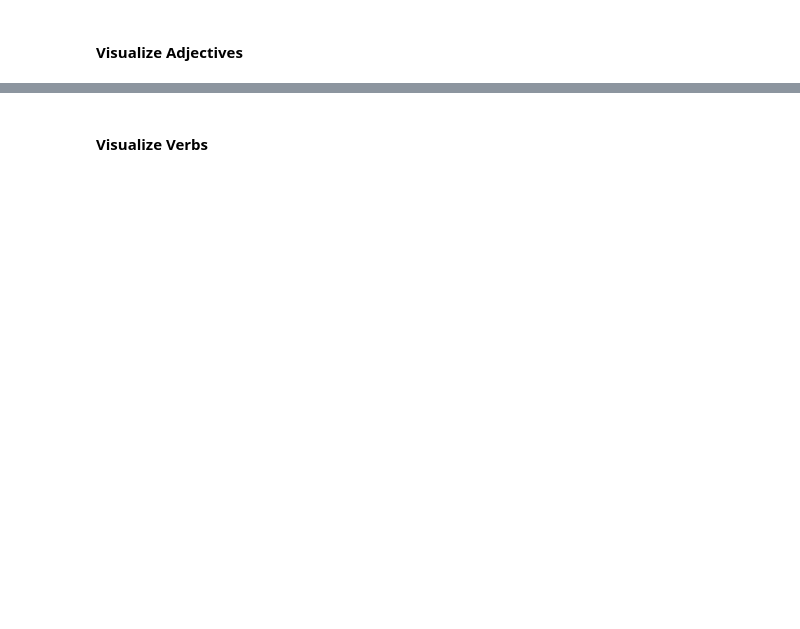
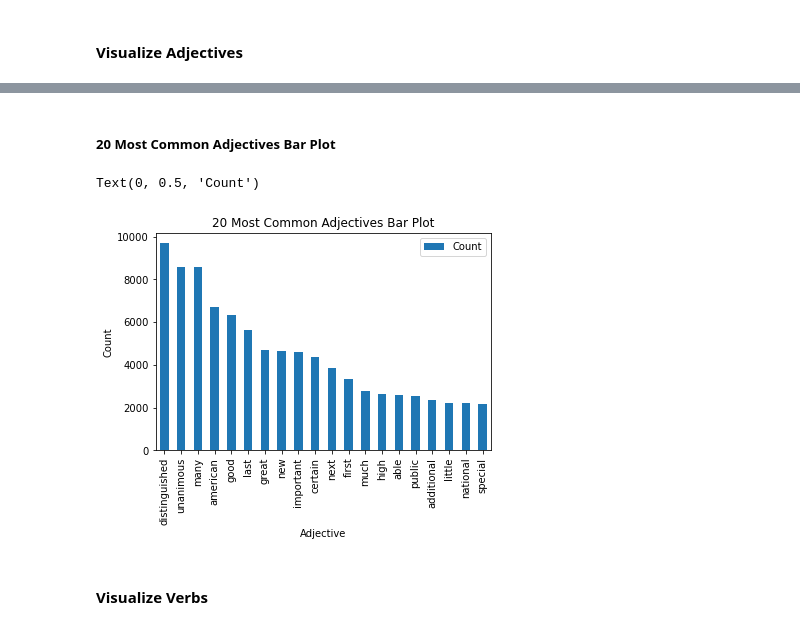
Before and after one commit to asumpon/edgar-challenge-4, a Jupyter notebook: ProblemSetPartsOfSpeech.ipynb, the cells around one changed output, grey strips where cells are left out. Saved outputs shown, nothing was run; the diff lists cells and outputs as text; code cells hidden in the pictures; blank space fills up the shorter version.

```diff
--- a/ProblemSetPartsOfSpeech.ipynb
+++ b/ProblemSetPartsOfSpeech.ipynb
@@ -516,3 +531,12 @@ plt.show()
+# %% [markdown]
+##### 20 Most Common Adjectives Bar Plot
+# %%
+ax = adjDF.plot.bar(x='Adjective',y='Count', title='20 Most Common Adjectives Bar Plot')
+ax.set_xlabel("Adjective")
+ax.set_ylabel("Count")
+# %% [output]
+Text(0, 0.5, 'Count')
+[figure, added]
 # %% [markdown]
 #### Visualize Verbs
 # %%
```
Also changed, not shown: parts of 12 cells of this notebook, 1 other file.
